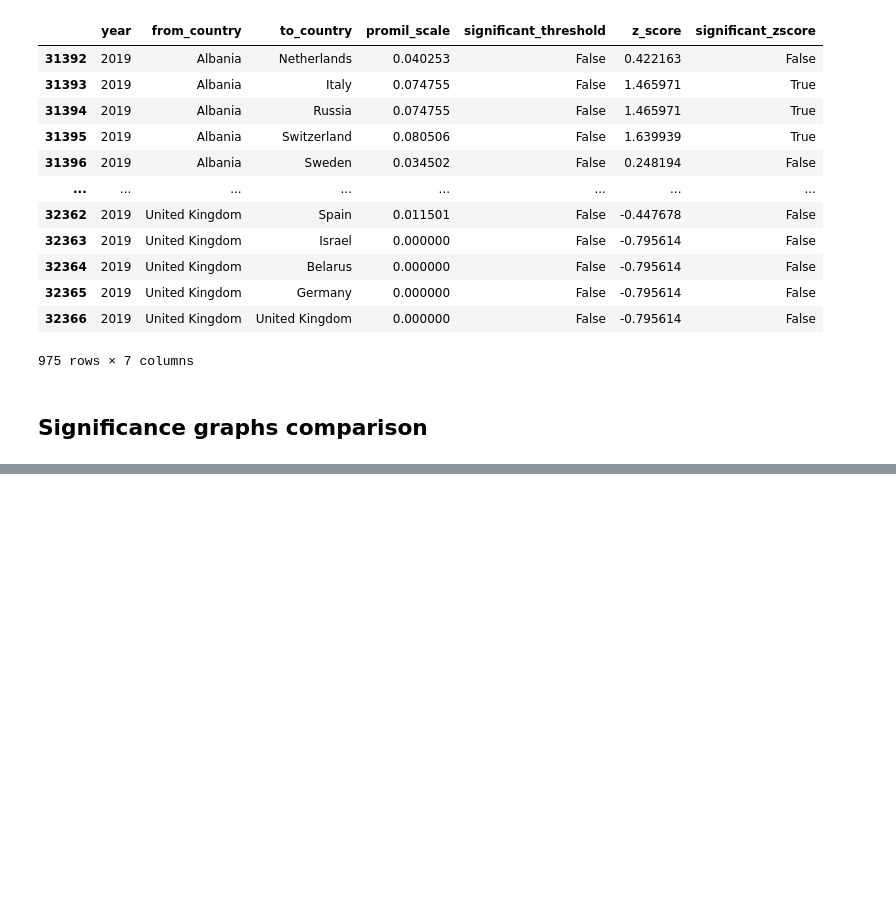
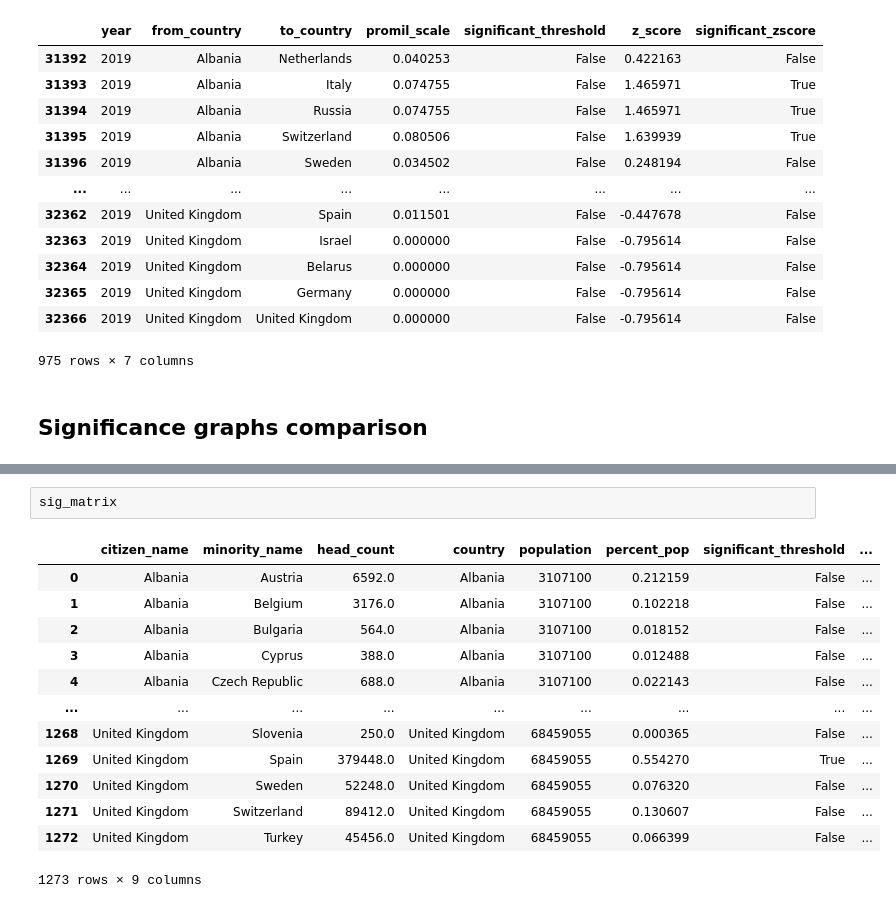
Before and after one commit to RichardStaszkiewicz/WUT-TASS-Eurovision-vs-Minorities, a Jupyter notebook: analyze.ipynb, the cells around one changed output, grey strips where cells are left out. Drawn from its saved outputs; the diff is of its cells as text; blank space fills up the shorter version.

```diff
--- a/analyze.ipynb
+++ b/analyze.ipynb
@@ -240,0 +264,16 @@ yoy_dict[2019]
+# %%
+sig_matrix
+# %% [output]
+|  | citizen_name | minority_name | head_count | country | population | percent_pop | significant_threshold | ... |
+| 0 | Albania | Austria | 6592.0 | Albania | 3107100 | 0.212159 | False | ... |
+| 1 | Albania | Belgium | 3176.0 | Albania | 3107100 | 0.102218 | False | ... |
+| 2 | Albania | Bulgaria | 564.0 | Albania | 3107100 | 0.018152 | False | ... |
+| 3 | Albania | Cyprus | 388.0 | Albania | 3107100 | 0.012488 | False | ... |
+| 4 | Albania | Czech Republic | 688.0 | Albania | 3107100 | 0.022143 | False | ... |
+| ... | ... | ... | ... | ... | ... | ... | ... | ... |
+| 1268 | United Kingdom | Slovenia | 250.0 | United Kingdom | 68459055 | 0.000365 | False | ... |
+| 1269 | United Kingdom | Spain | 379448.0 | United Kingdom | 68459055 | 0.554270 | True | ... |
+| 1270 | United Kingdom | Sweden | 52248.0 | United Kingdom | 68459055 | 0.076320 | False | ... |
+| 1271 | United Kingdom | Switzerland | 89412.0 | United Kingdom | 68459055 | 0.130607 | False | ... |
+| 1272 | United Kingdom | Turkey | 45456.0 | United Kingdom | 68459055 | 0.066399 | False | ... |
+1273 rows × 9 columns
```
Also changed, not shown: parts of 24 cells of this notebook.
